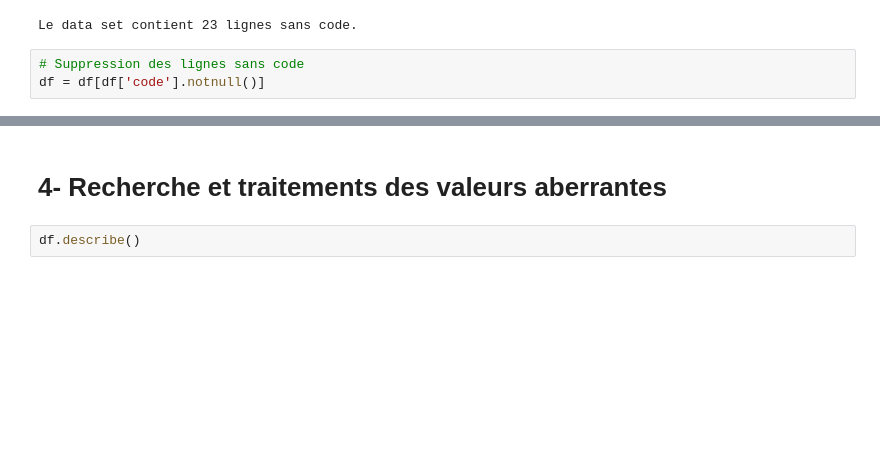
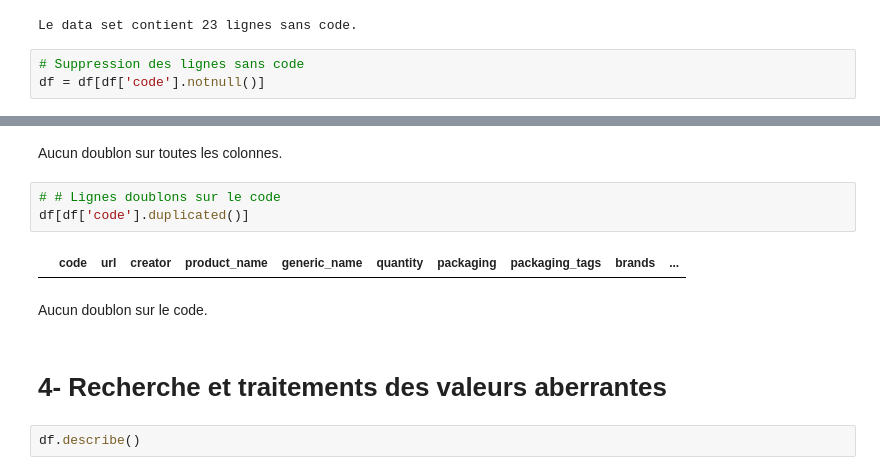
Before and after one commit to DrHadiNono/Notebooks-OC, a Jupyter notebook: Projets/P3/PSanté_01_notebooknettoyage.ipynb, the cells around one changed output, grey strips where cells are left out. Drawn from its saved outputs; the diff is of its cells as text; blank space fills up the shorter version.

```diff
--- a/Projets/P3/PSanté_01_notebooknettoyage.ipynb
+++ b/Projets/P3/PSanté_01_notebooknettoyage.ipynb
@@ -78,3 +87,12 @@ df = df[df['code'].notnull()]
+# %% [markdown]
+Aucun doublon sur toutes les colonnes.
+# %%
+# # Lignes doublons sur le code
+df[df['code'].duplicated()]
+# %% [output]
+|  | code | url | creator | product_name | generic_name | quantity | packaging | packaging_tags | brands | ... |
+# %% [markdown]
+Aucun doublon sur le code.
 # %% [markdown]
 # 4- Recherche et traitements des valeurs aberrantes
 # %%
```
Also changed, not shown: parts of 5 cells of this notebook, 4 other files.
